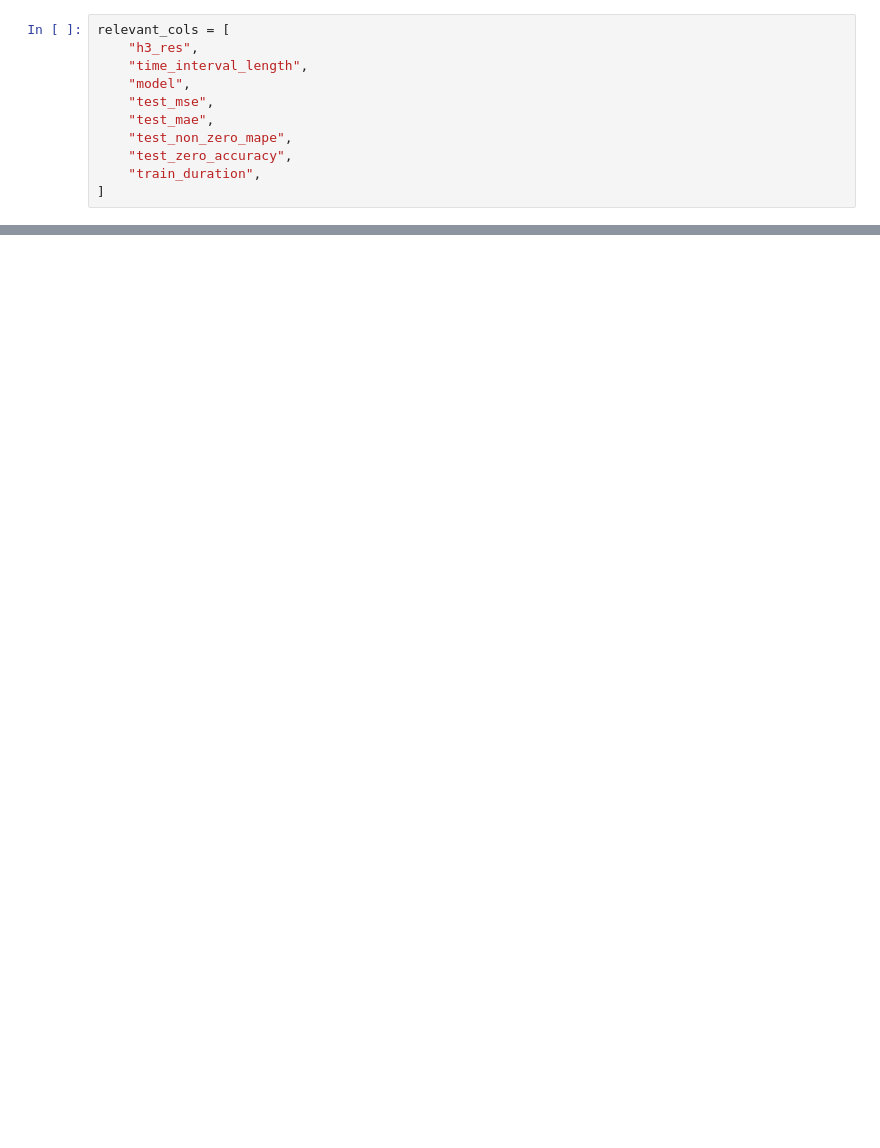
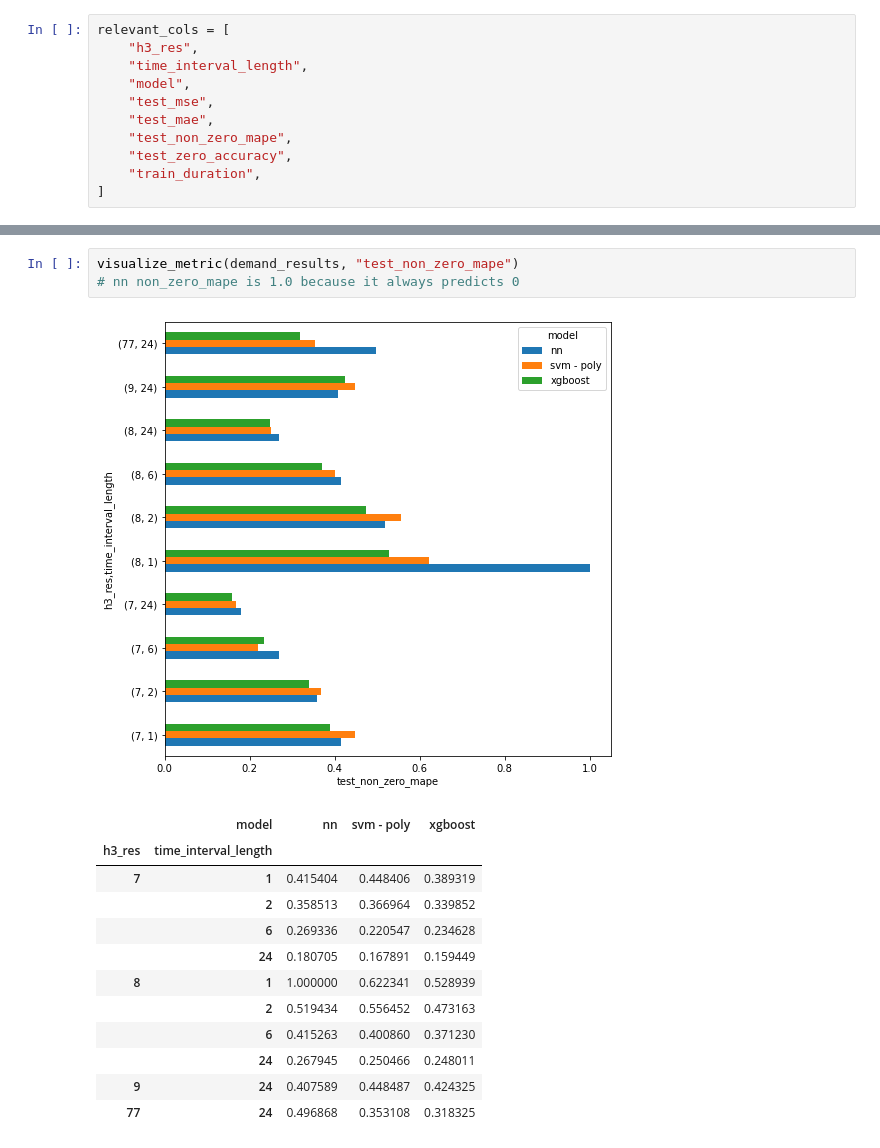
Before and after one commit to mogottsch/aaa-2022-magma, a Jupyter notebook: 04_predictive_analysis/04_results.ipynb, the cells around one changed output, grey strips where cells are left out. Saved outputs shown, nothing was run; the diff lists cells and outputs as text; blank space fills up the shorter version.

```diff
--- a/04_predictive_analysis/04_results.ipynb
+++ b/04_predictive_analysis/04_results.ipynb
@@ -147,0 +289,17 @@ visualize_metric("test_non_zero_mape")
+# %%
+visualize_metric(demand_results, "test_non_zero_mape")
+# nn non_zero_mape is 1.0 because it always predicts 0
+# %% [output]
+[figure, added]
+|  | model | nn | svm - poly | xgboost |
+| h3_res | time_interval_length |  |  |  |
+| 7 | 1 | 0.415404 | 0.448406 | 0.389319 |
+|  | 2 | 0.358513 | 0.366964 | 0.339852 |
+|  | 6 | 0.269336 | 0.220547 | 0.234628 |
+|  | 24 | 0.180705 | 0.167891 | 0.159449 |
+| 8 | 1 | 1.000000 | 0.622341 | 0.528939 |
+|  | 2 | 0.519434 | 0.556452 | 0.473163 |
+|  | 6 | 0.415263 | 0.400860 | 0.371230 |
+|  | 24 | 0.267945 | 0.250466 | 0.248011 |
+| 9 | 24 | 0.407589 | 0.448487 | 0.424325 |
+| 77 | 24 | 0.496868 | 0.353108 | 0.318325 |
```
Also changed, not shown: parts of 46 cells of this notebook.
